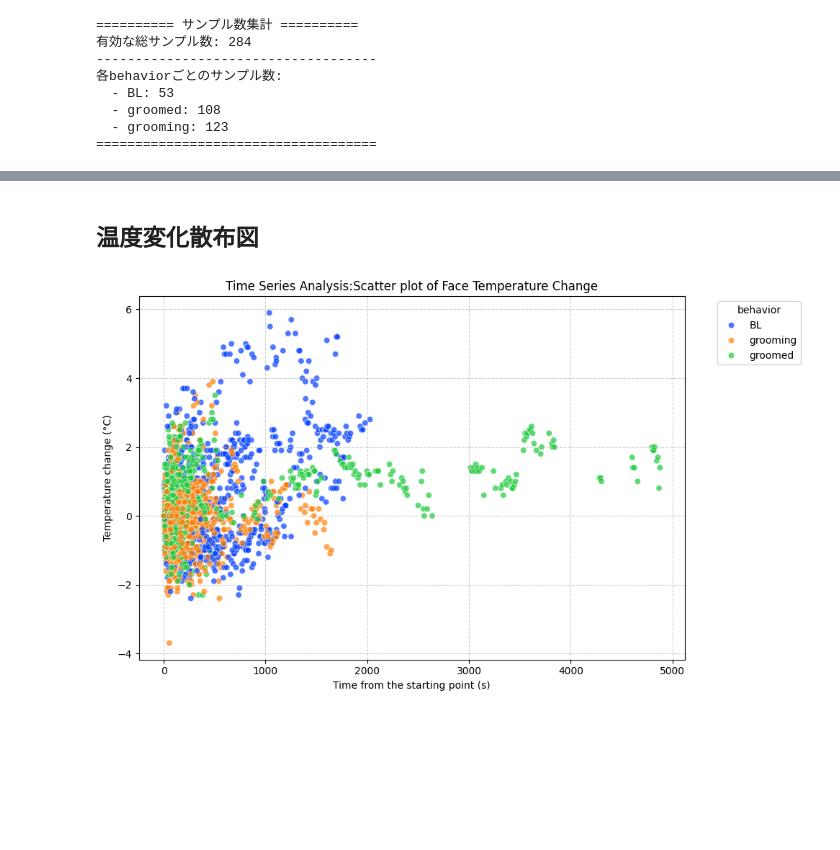
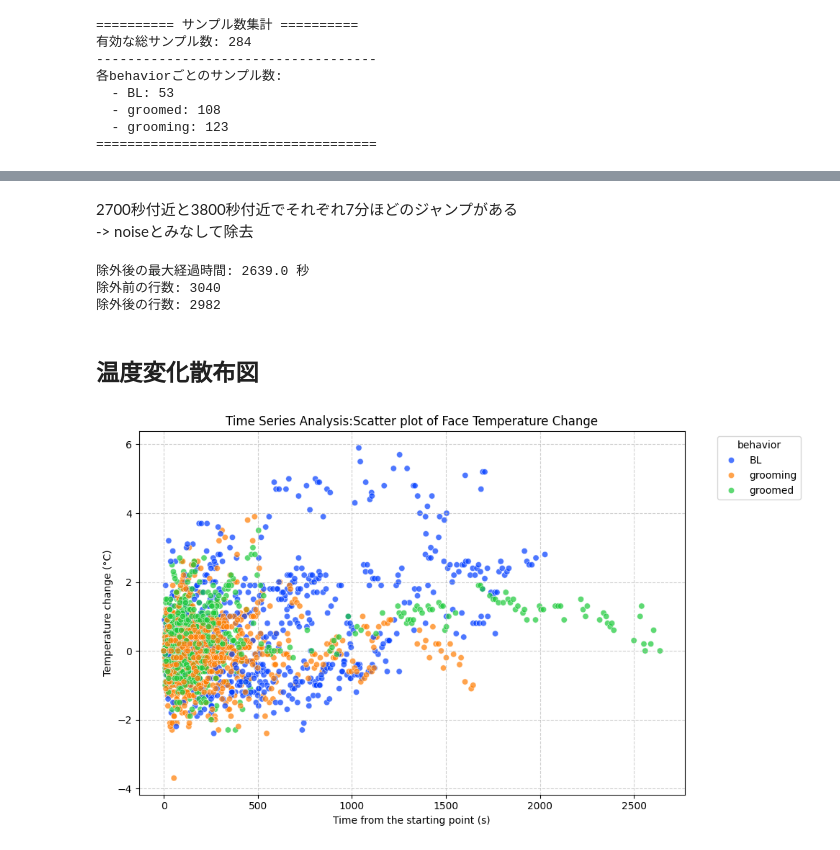
Before and after one commit to Yasui-kyoto/Monkey_Aggression, a Jupyter notebook: notebooks/02_temperature/01_preprocessing.ipynb, the cells around one changed output, grey strips where cells are left out. Drawn from its saved outputs; the diff is of its cells as text; code cells hidden in the pictures; blank space fills up the shorter version.

```diff
--- a/notebooks/02_temperature/01_preprocessing.ipynb
+++ b/notebooks/02_temperature/01_preprocessing.ipynb
@@ -175,8 +175,8 @@ print(initial_behavior_df.head())
 # %% [markdown]
 ### 温度変化・時間経過列を追加
 # %%
-delta_df = self.add_temperature_delta(initial_behavior_df)
-print(delta_df.head())
+raw_delta_df = self.add_temperature_delta(initial_behavior_df)
+print(raw_delta_df.head())
 # %% [output]
    sampling_id  t0_flag            datetime  delta_time  delta_face  \
 0            1      1.0 2025-04-20 08:48:50         0.0         0.0
@@ -227,7 +227,7 @@ print(f"\n該当件数: {len(dango_filtered_df)}件")
 該当件数: 449件
 # %%
 # 'dango' と 'Sg' を含まない（除外する）行だけを抽出
-cleaned_delta_df = delta_df[~delta_df['behavior'].isin(['dango', 'Sg'])]
+cleaned_delta_df = raw_delta_df[~raw_delta_df['behavior'].isin(['dango', 'Sg'])]
 
 # 確認のためにユニークな値を出力
 print("残ったbehavior:", cleaned_delta_df['behavior'].unique())
@@ -249,8 +304,24 @@ self.print_sample_counts(cleaned_delta_df)
+# %% [markdown]
+2700秒付近と3800秒付近でそれぞれ7分ほどのジャンプがある <br>
+-> noiseとみなして除去
+# %%
+# delta_time が 2700 未満の行だけを抽出して delta_df に代入
+delta_df = cleaned_delta_df[cleaned_delta_df['delta_time'] < 2700].copy()
+
+# 除外後の最大値を確認（2700未満になっているか）
+print(f"除外後の最大経過時間: {delta_df['delta_time'].max()} 秒")
+# 行数の変化を確認
+print(f"除外前の行数: {len(cleaned_delta_df)}")
+print(f"除外後の行数: {len(delta_df)}")
+# %% [output]
+除外後の最大経過時間: 2639.0 秒
+除外前の行数: 3040
+除外後の行数: 2982
 # %% [markdown]
 ## 温度変化散布図
 # %%
 # 1. delta_face のプロット
-self.plot_behavior_scatter(cleaned_delta_df, y_column='delta_face')
+self.plot_behavior_scatter(delta_df, y_column='delta_face')
 # %% [output]
-[figure, old version]
+[figure, new version]
 # %%
```
Also changed, not shown: parts of 11 cells of this notebook, 1 other file.
